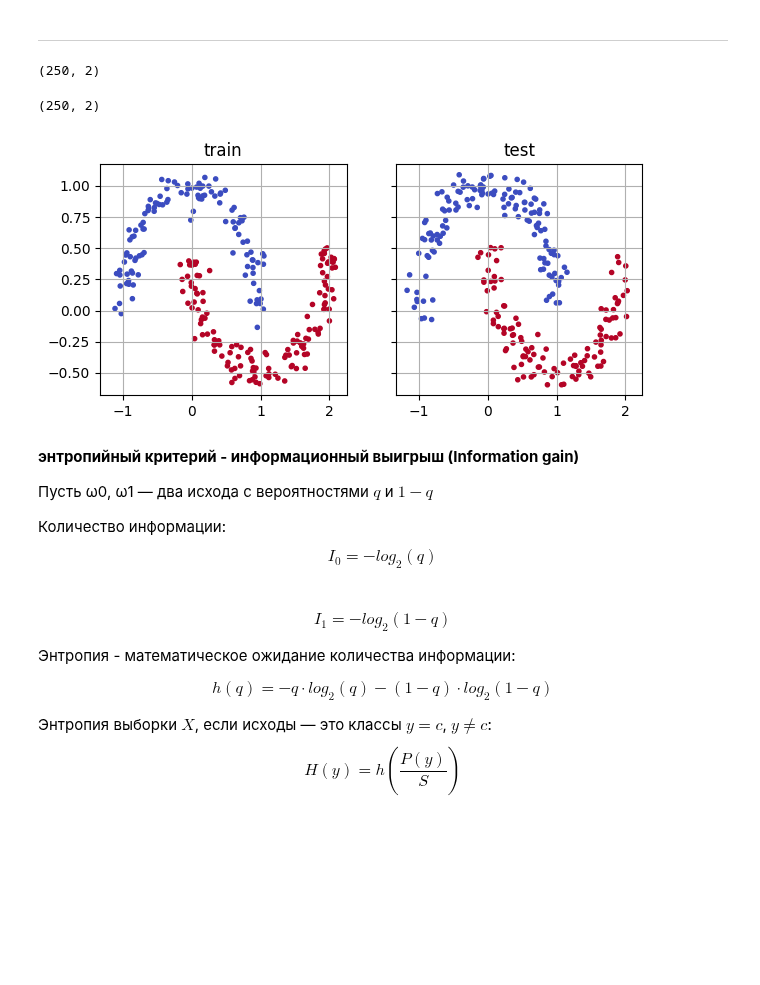
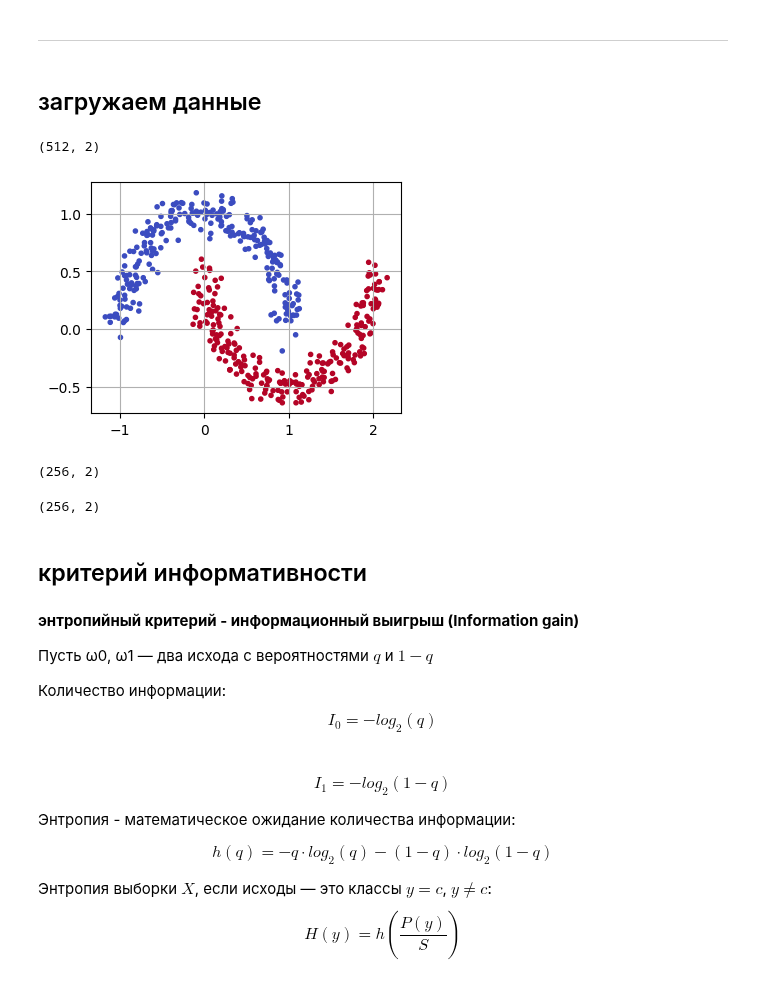
Before and after one commit to mechanoid5/ml_lectorium_2024_I, a Jupyter notebook: examples/11-logic/01-dtree.ipynb, the cells around one changed output. Drawn from its saved outputs; the diff is of its cells as text; code cells hidden in the pictures; blank space fills up the shorter version.

```diff
--- a/examples/11-logic/01-dtree.ipynb
+++ b/examples/11-logic/01-dtree.ipynb
@@ -9,8 +10,18 @@ import numpy as np
+# %% [markdown]
+## загружаем данные
+# %%
+from sklearn.datasets import make_moons
+
+X,target = make_moons(n_samples=512,noise=.09)
+display( X.shape, )
+
+fig,ax = plt.subplots( figsize=(4,3),)
+ax.scatter(x=X[:,0],y=X[:,1],c=target, marker='.', cmap='coolwarm')
+ax.grid()
+# %% [output]
+(512, 2)
+[figure, added]
 # %%
-from sklearn.datasets import make_moons
-
-X,target = make_moons(n_samples=500,noise=.09)
-
 from sklearn.model_selection import train_test_split
 
 X_train, X_test, target_train, target_test = train_test_split(X,target,test_size=.5)
@@ -21,21 +32,10 @@ assert len(target_test) == len(X_test)
 
 del X,target
 # %% [output]
-(250, 2)
+(256, 2)
-(250, 2)
+(256, 2)
-# %%
-import matplotlib.pyplot as plt
-
-fig,ax = plt.subplots(1,2, sharey=True, sharex=True, figsize=(7,3),)
-ax[0].scatter(x=X_train[:,0],y=X_train[:,1],c=target_train,marker='.', cmap='coolwarm')
-ax[0].set_title('train')
-ax[0].grid()
-
-ax[1].scatter(x=X_test[:,0],y=X_test[:,1],c=target_test,marker='.', cmap='coolwarm')
-ax[1].set_title('test')
-ax[1].grid()
-# %% [output]
-[figure, removed]
+# %% [markdown]
+## критерий информативности
 # %%
 class Information:
 
```
Also changed, not shown: parts of 18 cells of this notebook, 1 other file.
